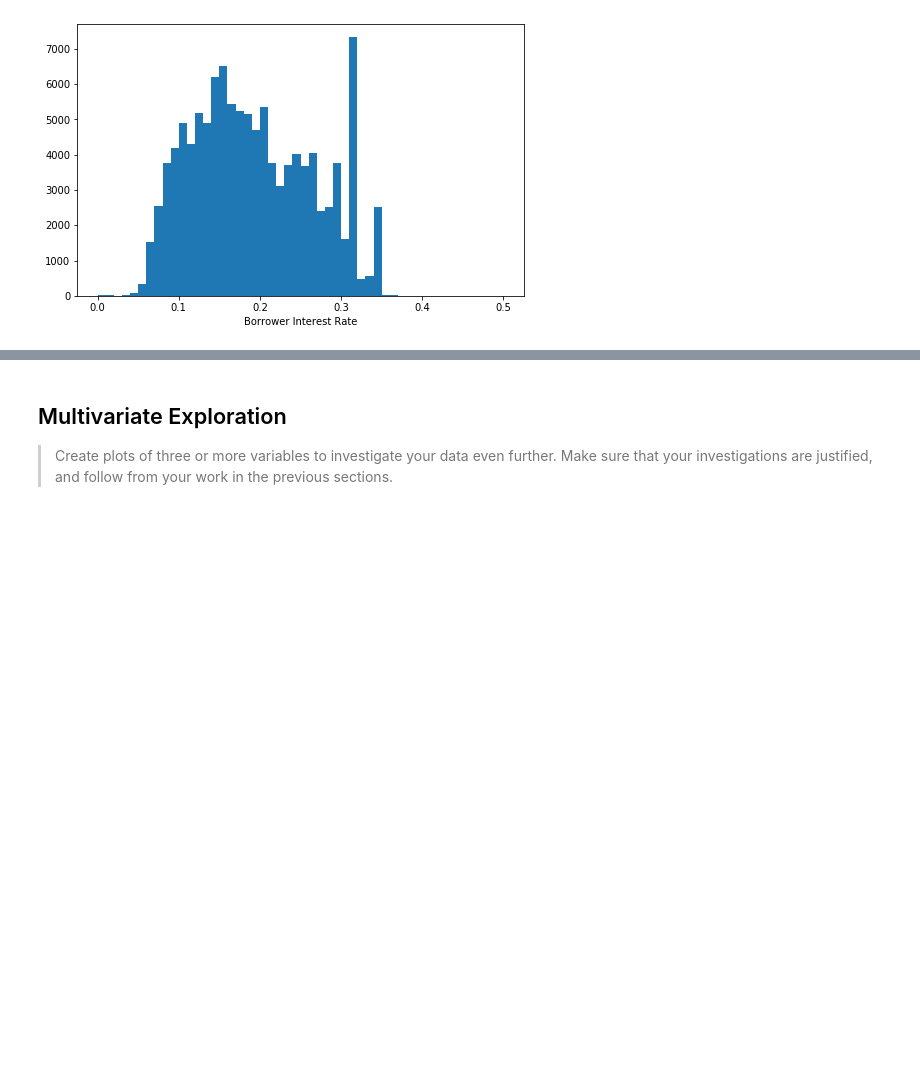
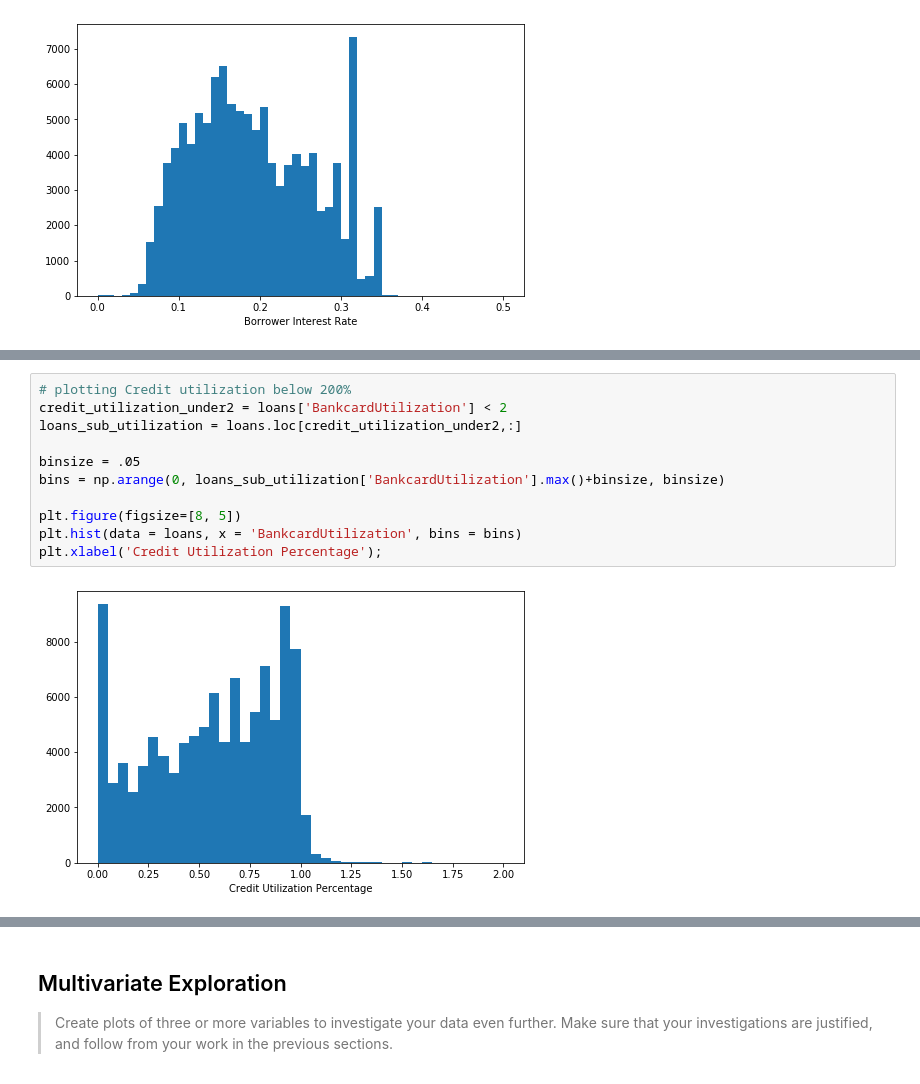
Before and after one commit to PhilipKarns/prosper_loan_data_visualization, a Jupyter notebook: prospect_loan_data_visualization.ipynb, the cells around one changed output, grey strips where cells are left out. Cells and saved outputs as stored; diff of their text form; blank space fills up the shorter version.

```diff
--- a/prospect_loan_data_visualization.ipynb
+++ b/prospect_loan_data_visualization.ipynb
@@ -106,0 +213,13 @@ you plan on investigating next.
+# %%
+# plotting Credit utilization below 200%
+credit_utilization_under2 = loans['BankcardUtilization'] < 2
+loans_sub_utilization = loans.loc[credit_utilization_under2,:]
+
+binsize = .05
+bins = np.arange(0, loans_sub_utilization['BankcardUtilization'].max()+binsize, binsize)
+
+plt.figure(figsize=[8, 5])
+plt.hist(data = loans, x = 'BankcardUtilization', bins = bins)
+plt.xlabel('Credit Utilization Percentage');
+# %% [output]
+[figure, added]
```
Also changed, not shown: parts of 46 cells of this notebook.
